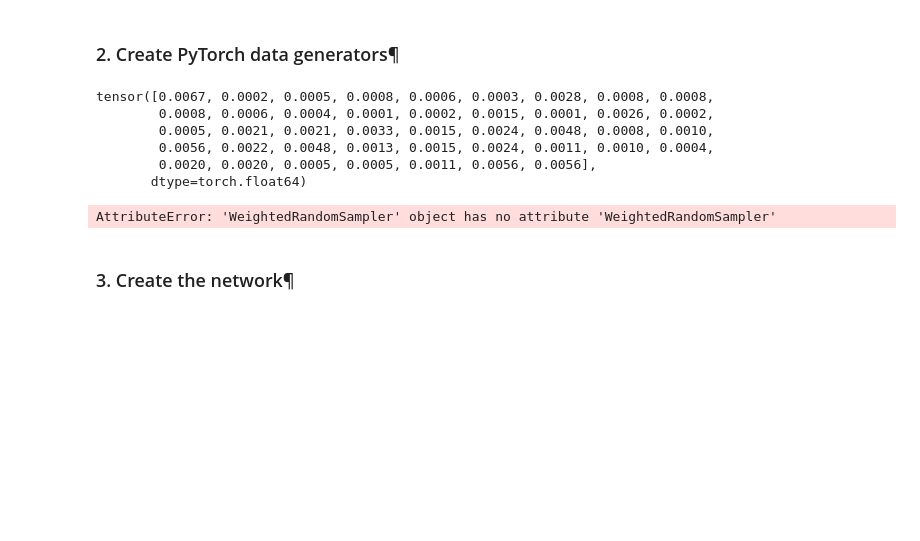
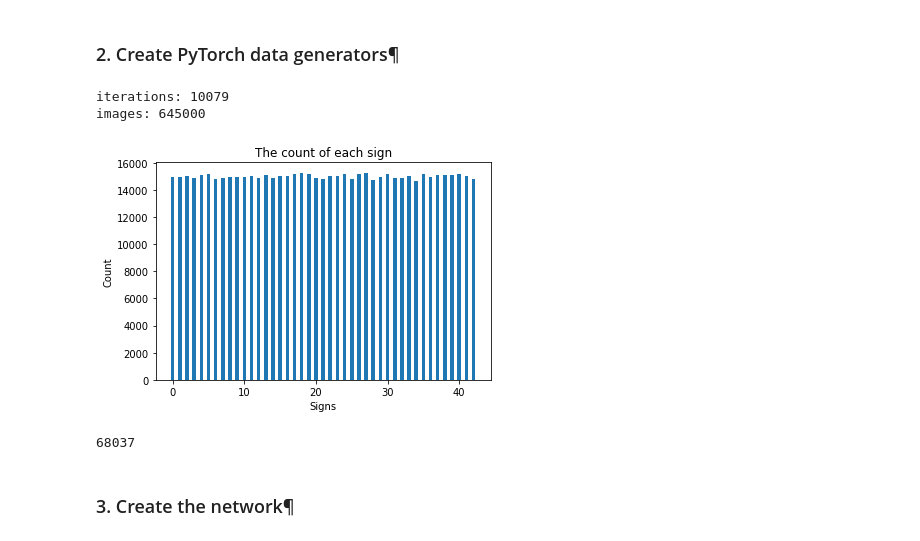
Before and after one commit to j99nowicki/ml_road_signs, a Jupyter notebook: 2. Load and train model.ipynb, the cells around one changed output. Drawn from its saved outputs; the diff is of its cells as text; code cells hidden in the pictures; blank space fills up the shorter version.

Commit message:
fixed WeightedRandomSampler

```diff
--- a/2. Load and train model.ipynb
+++ b/2. Load and train model.ipynb
@@ -94,44 +98,51 @@ dataloaders = {
     WrappedDataLoader(c, to_device)
 }
 # %%
-weights = pd.read_csv('weights.csv')['weight'].tolist()
-samp = sampler.WeightedRandomSampler(weights, 43 * 15000)
+#calculate sample weights
+train_size = 43 * 12000
+
+class_sample_count = pd.read_csv('sign_count.csv')['count'].to_numpy()
+class_weights = 1 / class_sample_count
+class_id=0
+sample_weights = list()
+for class_weight in class_weights:
+    sample_weights += ([class_weight] * class_sample_count[class_id])
+    class_id += 1
+
+#replace train dataset
+samp = sampler.WeightedRandomSampler(sample_weights, train_size)
 a = torch.utils.data.DataLoader(image_datasets['train'],
                                 batch_size=batch_size,
                                 num_workers=num_workers_train, sampler=samp)
-
 dataloaders['train'] = WrappedDataLoader(a, to_device)
-# %%
-batch_size = 64
-class_sample_count = pd.read_csv('sign_count.csv')['count'].tolist()
-weights = 1 / torch.Tensor(class_sample_count)
-weights = weights.double()
-samp = sampler.WeightedRandomSampler(weights, batch_size)
-a = torch.utils.data.DataLoader(image_datasets['train'],
-                                batch_size=batch_size,
-                                num_workers=num_workers_train, sampler=samp)
-dataloaders['train'] = WrappedDataLoader(a, to_device)
-# %% [output]
-tensor([0.0067, 0.0002, 0.0005, 0.0008, 0.0006, 0.0003, 0.0028, 0.0008, 0.0008,
-        0.0008, 0.0006, 0.0004, 0.0001, 0.0002, 0.0015, 0.0001, 0.0026, 0.0002,
-        0.0005, 0.0021, 0.0021, 0.0033, 0.0015, 0.0024, 0.0048, 0.0008, 0.0010,
-        0.0056, 0.0022, 0.0048, 0.0013, 0.0015, 0.0024, 0.0011, 0.0010, 0.0004,
-        0.0020, 0.0020, 0.0005, 0.0005, 0.0011, 0.0056, 0.0056],
-       dtype=torch.float64)
-AttributeError: 'WeightedRandomSampler' object has no attribute 'WeightedRandomSampler'
 # %%
+#verify weights
 balanced_y_train = torch.LongTensor([]).to(device)
-
+i = 0
+progress_bar_weights = tqdm(range(int(train_size/batch_size)), desc='Checking weights: ')
 with torch.no_grad():
     for _, y in dataloaders['train']:
+        i += 1
         balanced_y_train = torch.cat((balanced_y_train, y))
+        progress_bar_weights.update()
+
+print('iterations: {}'.format(i))
+print('images: {}'.format(len(balanced_y_train)))
 
 fig, ax = plt.subplots()
-ax.bar(43, np.bincount(balanced_y_train.cpu().numpy()), 0.5, color='r')
+ax.bar(range(43), np.bincount(balanced_y_train.cpu().numpy()), 0.5)
 ax.set_xlabel('Signs')
 ax.set_ylabel('Count')
 ax.set_title('The count of each sign')
 plt.show()
+# %% [output]
+iterations: 10079
+images: 645000
+[figure, added]
+# %%
+len(image_datasets[phase])
+# %% [output]
+68037
 # %% [markdown]
 ### 3. Create the network¶
 # %%
```
Also changed, not shown: parts of 4 cells of this notebook.
